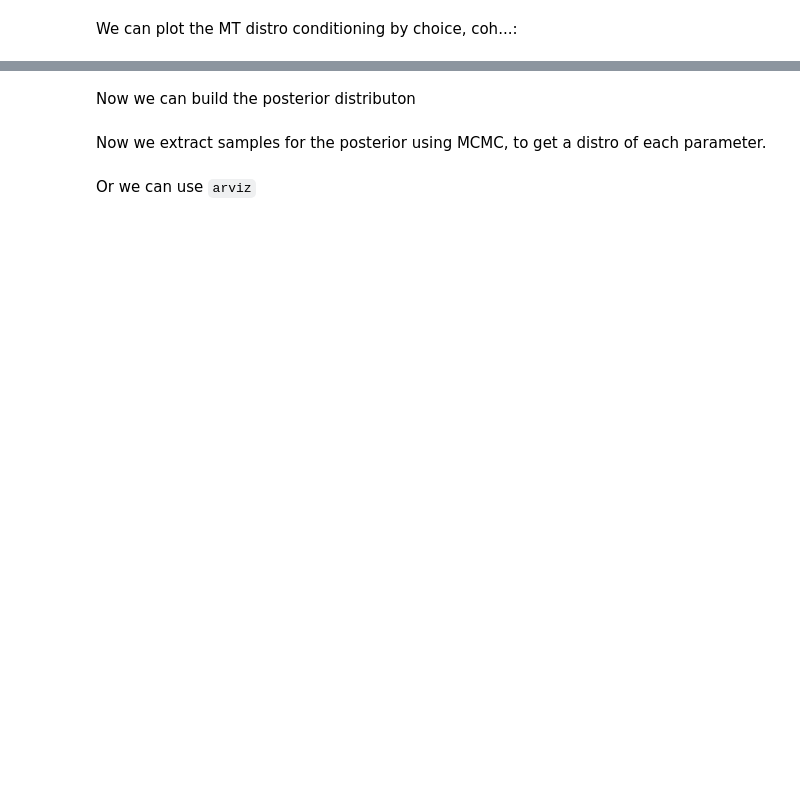
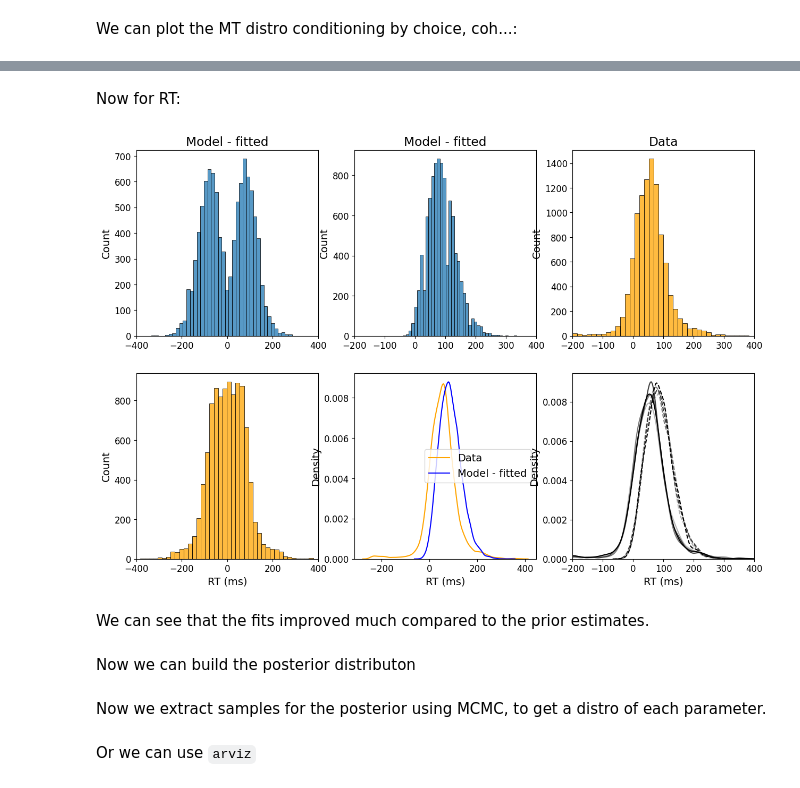
Before and after one commit to PastorJordi/custom_utils, a Jupyter notebook: notebooks/MNLE application.ipynb, the cells around one changed output, grey strips where cells are left out. Drawn from its saved outputs; the diff is of its cells as text; code cells hidden in the pictures; blank space fills up the shorter version.

```diff
--- a/notebooks/MNLE application.ipynb
+++ b/notebooks/MNLE application.ipynb
@@ -377,3 +517,44 @@ np.save(SV_FOLDER + 'params_mnle_bads.npy', optimize_result.x)
+# %% [markdown]
+Now for RT:
+# %%
+rt = data[:, 4] - 300  # we subtract the fixation time
+rt = rt[np.random.choice(np.arange(len(rt)), num_simulations)]
+x_syn_1d = x.clone().detach()
+x_syn_1d[x_syn_1d[:, 2] < 1, 1] *= -1
+rt_sign = np.copy(rt[:num_simulations])
+rt_sign[choice[:num_simulations] == 0] *= -1
+fig, ax = plt.subplots(nrows=2, ncols=3, figsize=(15, 10))
+ax = ax.flatten()
+sns.histplot(x_syn_1d[:, 1], ax=ax[0], bins=40)
+sns.histplot(x[:,1], ax=ax[1], bins=40)
+sns.histplot(rt, color='orange', ax=ax[2], bins=40)
+sns.histplot(rt_sign, color='orange', ax=ax[3], bins=40)
+sns.kdeplot(rt, color='orange', ax=ax[4], label='Data')
+sns.kdeplot(x[:,1], color='blue', ax=ax[4], label='Model - fitted')
+ax[4].legend()
+ax[1].set_title('Model - fitted')
+ax[0].set_title('Model - fitted')
+ax[2].set_title('Data')
+ax[3].set_xlabel('RT (ms)')
+ax[4].set_xlabel('RT (ms)')
+ax[5].set_xlabel('RT (ms)')
+for i in range(2):
+    ax[i+1].set_xlim(-200, 400)
+ax[3].set_xlim(-400, 400)
+ax[0].set_xlim(-400, 400)
+
+colormap = pl.cm.gist_gray_r(np.linspace(0.3, 1, 4))
+for iev, ev in enumerate([0, 0.25, 0.5, 1]):
+    index = np.abs(coh) == ev
+    sns.kdeplot(rt[np.abs(coh) == ev], color=colormap[iev], ax=ax[5])
+    sns.kdeplot(x[np.abs(coh[:len(x)]) == ev, 1], color=colormap[iev], ax=ax[5], linestyle='--')
+ax[5].set_xlim(-200, 400)
+plt.show()
+fig.tight_layout()
+# %% [output]
+[figure, added]
+# %% [markdown]
+We can see that the fits improved much compared to the prior estimates.
 # %% [markdown]
 Now we can build the posterior distributon
 # %%
```
Also changed, not shown: parts of 35 cells of this notebook, 9 other files.
